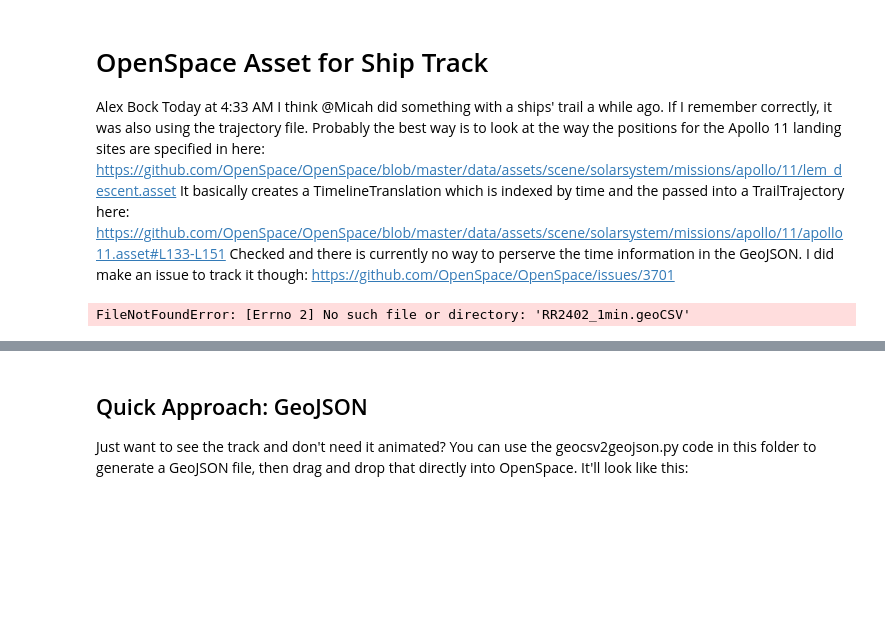
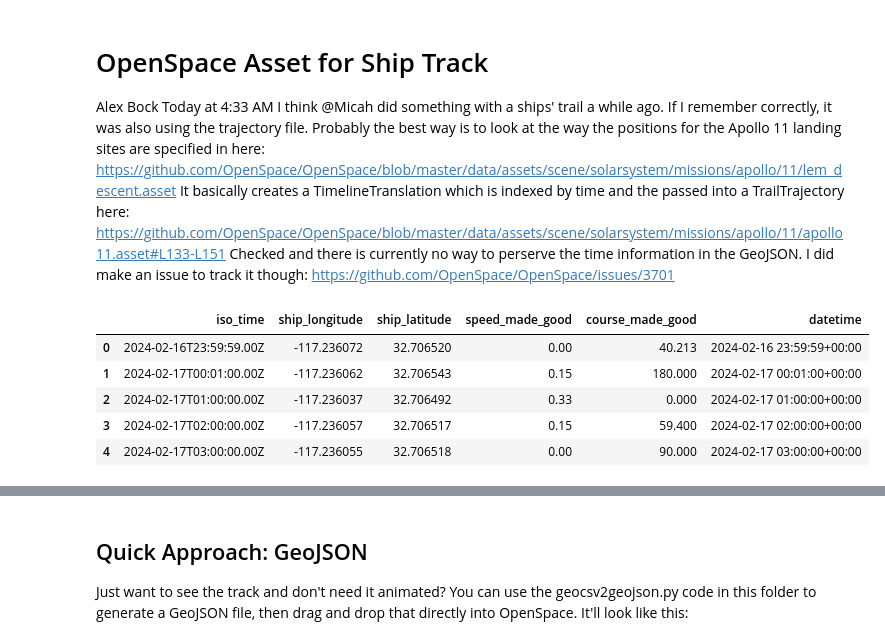
Before and after one commit to KCollins/openspace-rvdata, a Jupyter notebook: notebooks/Asset Notes.ipynb, the cells around one changed output, grey strips where cells are left out. Cells and saved outputs as stored; diff of their text form; code cells hidden in the pictures; blank space fills up the shorter version.

```diff
--- a/notebooks/Asset Notes.ipynb
+++ b/notebooks/Asset Notes.ipynb
@@ -8,12 +8,17 @@ Checked and there is currently no way to perserve the time information in the Ge
 # %%
 import pandas as pd
 from datetime import datetime as dt
-df = pd.read_csv("RR2402_1min.geoCSV", comment = '#')
+df = pd.read_csv("tmp/RR2402_1min.geoCSV", comment = '#')
 from datetime import datetime as dt
 df['datetime'] = pd.to_datetime(df['iso_time'])
 df.index = df['datetime']
 df = df.resample("60min").first()
 df = df.reset_index(drop=True)
 df.head()
 # %% [output]
-FileNotFoundError: [Errno 2] No such file or directory: 'RR2402_1min.geoCSV'
+|  | iso_time | ship_longitude | ship_latitude | speed_made_good | course_made_good | datetime |
+| 0 | 2024-02-16T23:59:59.00Z | -117.236072 | 32.706520 | 0.00 | 40.213 | 2024-02-16 23:59:59+00:00 |
+| 1 | 2024-02-17T00:01:00.00Z | -117.236062 | 32.706543 | 0.15 | 180.000 | 2024-02-17 00:01:00+00:00 |
+| 2 | 2024-02-17T01:00:00.00Z | -117.236037 | 32.706492 | 0.33 | 0.000 | 2024-02-17 01:00:00+00:00 |
+| 3 | 2024-02-17T02:00:00.00Z | -117.236057 | 32.706517 | 0.15 | 59.400 | 2024-02-17 02:00:00+00:00 |
+| 4 | 2024-02-17T03:00:00.00Z | -117.236055 | 32.706518 | 0.00 | 90.000 | 2024-02-17 03:00:00+00:00 |
```
Also changed, not shown: parts of 23 cells of this notebook, 1 other file.
